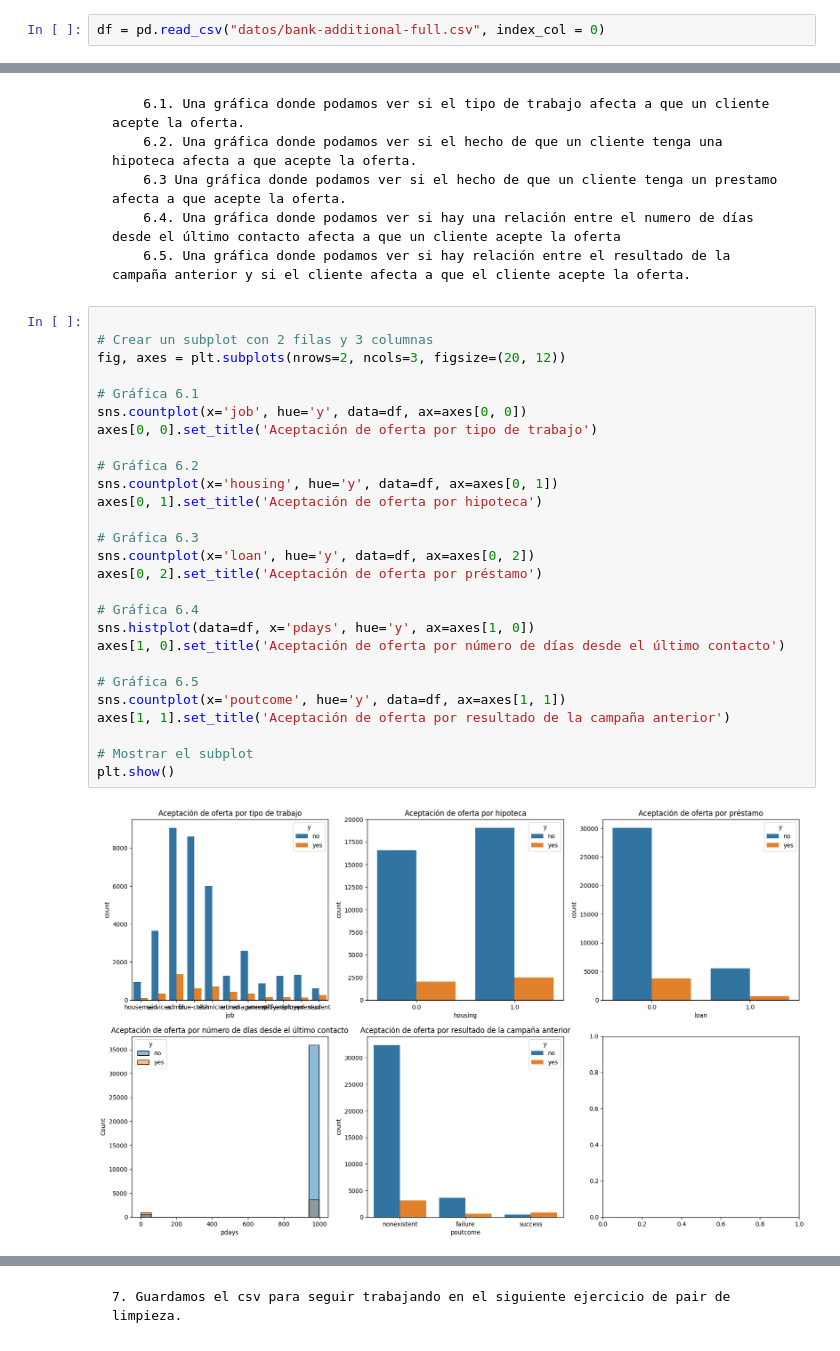
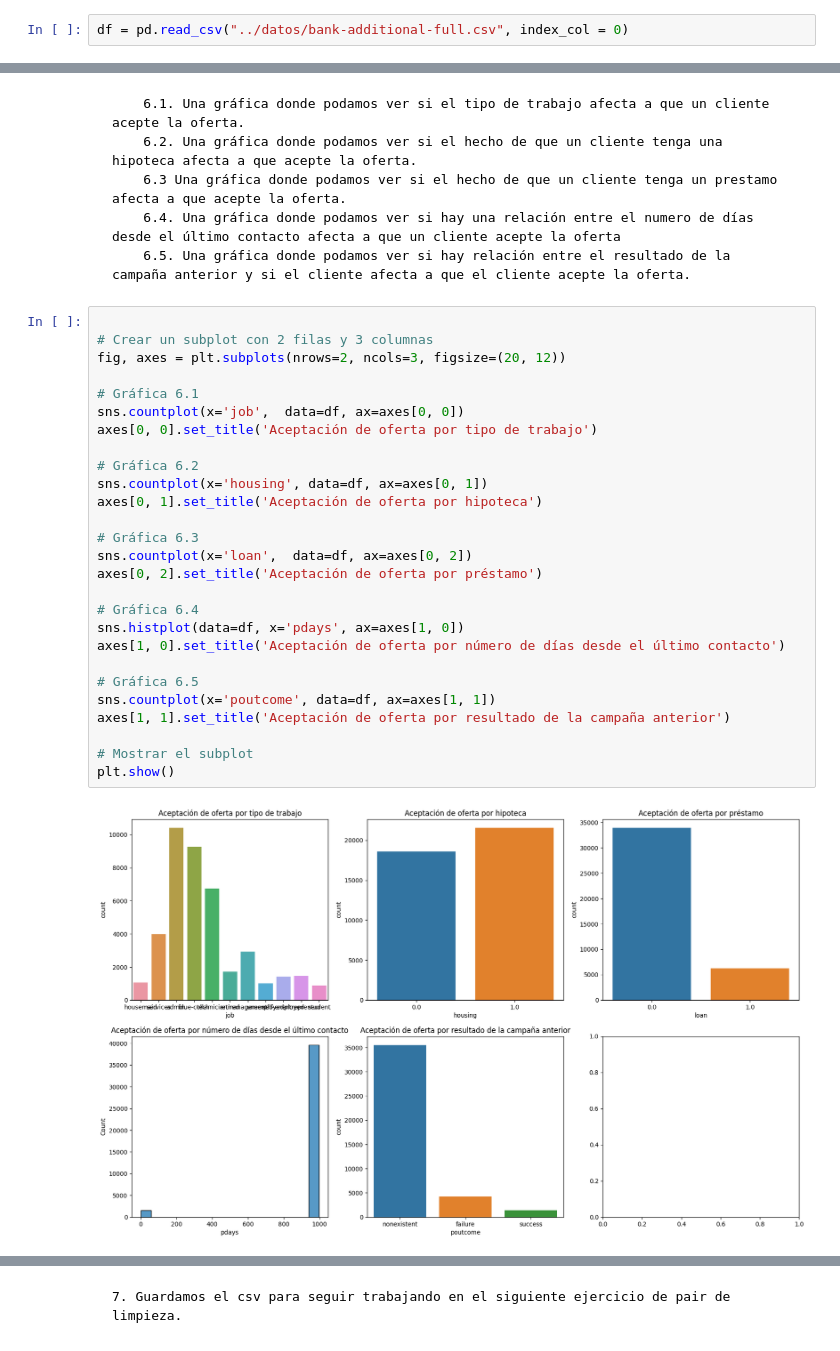
Before and after one commit to Adalab/promo_d_da_modulo2_sprint2_Lorena_AnaBelen, a Jupyter notebook: ejercicio1/pair_programming_Limpieza1.ipynb, the cells around one changed output, grey strips where cells are left out. Cells and saved outputs as stored; diff of their text form.

```diff
--- a/ejercicio1/pair_programming_Limpieza1.ipynb
+++ b/ejercicio1/pair_programming_Limpieza1.ipynb
@@ -41,7 +41,7 @@ import pandas as pd
 import seaborn as sns
 import matplotlib.pyplot as plt
 # %%
-df = pd.read_csv("datos/bank-additional-full.csv", index_col = 0)
+df = pd.read_csv("../datos/bank-additional-full.csv", index_col = 0)
 # %%
 df.shape
 # %% [output]
@@ -214,29 +214,29 @@ df.head()
 # %%
 
 # Crear un subplot con 2 filas y 3 columnas
 fig, axes = plt.subplots(nrows=2, ncols=3, figsize=(20, 12))
 
 # Gráfica 6.1
-sns.countplot(x='job', hue='y', data=df, ax=axes[0, 0])
+sns.countplot(x='job',  data=df, ax=axes[0, 0])
 axes[0, 0].set_title('Aceptación de oferta por tipo de trabajo')
 
 # Gráfica 6.2
-sns.countplot(x='housing', hue='y', data=df, ax=axes[0, 1])
+sns.countplot(x='housing', data=df, ax=axes[0, 1])
 axes[0, 1].set_title('Aceptación de oferta por hipoteca')
 
 # Gráfica 6.3
-sns.countplot(x='loan', hue='y', data=df, ax=axes[0, 2])
+sns.countplot(x='loan',  data=df, ax=axes[0, 2])
 axes[0, 2].set_title('Aceptación de oferta por préstamo')
 
 # Gráfica 6.4
-sns.histplot(data=df, x='pdays', hue='y', ax=axes[1, 0])
+sns.histplot(data=df, x='pdays', ax=axes[1, 0])
 axes[1, 0].set_title('Aceptación de oferta por número de días desde el último contacto')
 
 # Gráfica 6.5
-sns.countplot(x='poutcome', hue='y', data=df, ax=axes[1, 1])
+sns.countplot(x='poutcome', data=df, ax=axes[1, 1])
 axes[1, 1].set_title('Aceptación de oferta por resultado de la campaña anterior')
 
 # Mostrar el subplot
 plt.show()
 # %% [output]
-[figure, old version]
+[figure, new version]
```
Also changed, not shown: parts of 1 cell of this notebook, 1 other file.
